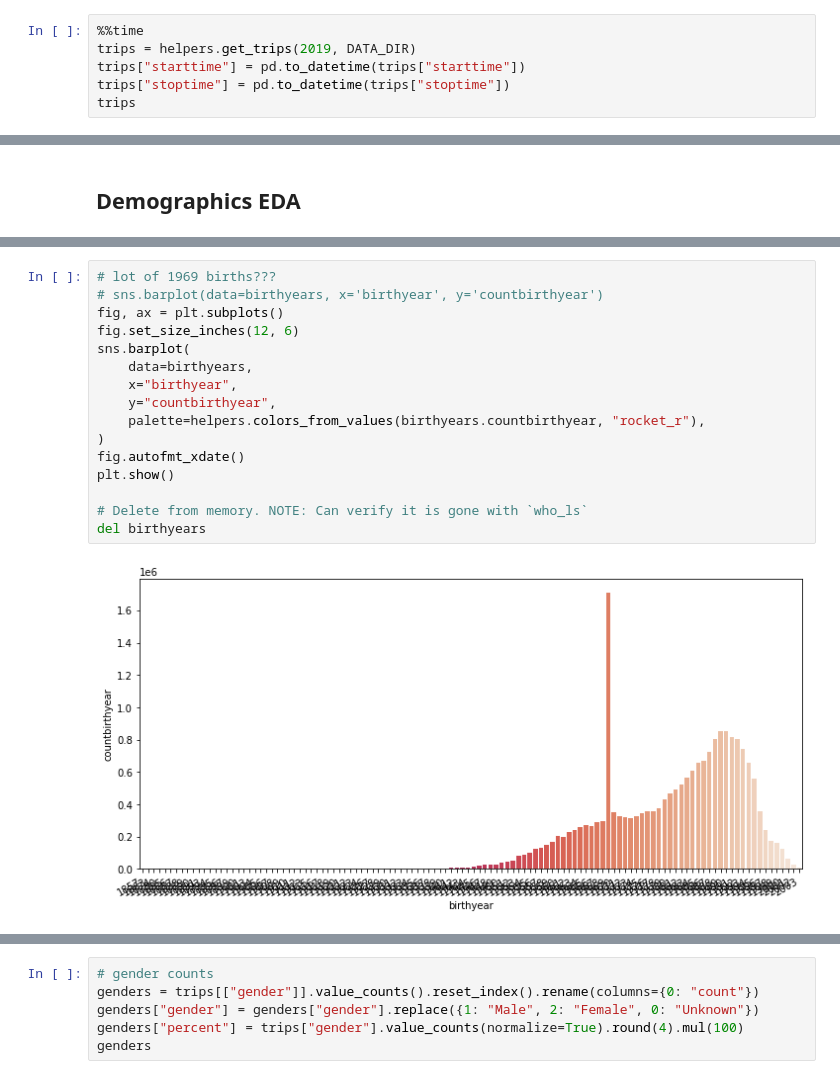
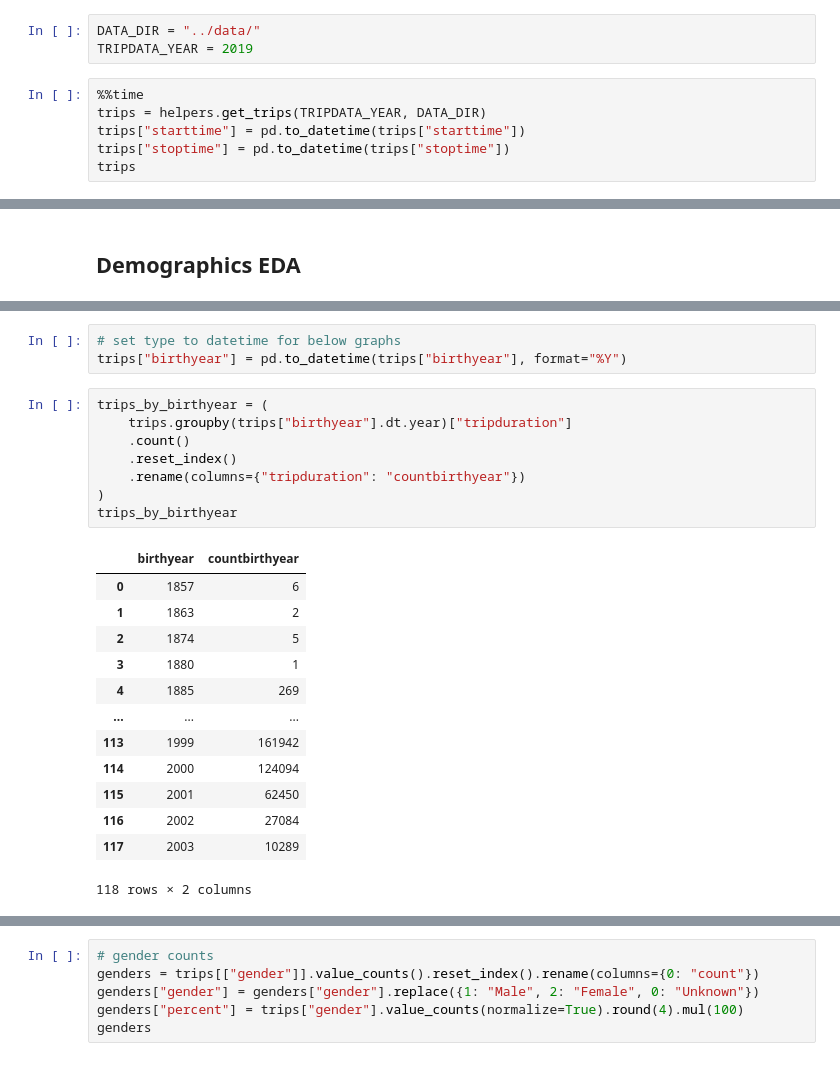
Before and after one commit to rishigoutam/citibike, a Jupyter notebook: eda/demographics.ipynb, the cells around one changed output, grey strips where cells are left out. Saved outputs shown, nothing was run; the diff lists cells and outputs as text.

```diff
--- a/eda/demographics.ipynb
+++ b/eda/demographics.ipynb
@@ -32,6 +24,9 @@ TRIPS_COLUMNS = [
+# %%
+DATA_DIR = "../data/"
+TRIPDATA_YEAR = 2019
 # %%
 %%time
-trips = helpers.get_trips(2019, DATA_DIR)
+trips = helpers.get_trips(TRIPDATA_YEAR, DATA_DIR)
 trips["starttime"] = pd.to_datetime(trips["starttime"])
 trips["stoptime"] = pd.to_datetime(trips["stoptime"])
 trips
@@ -79,18 +51,25 @@ birthyears
-# %%
-# lot of 1969 births???
-# sns.barplot(data=birthyears, x='birthyear', y='countbirthyear')
-fig, ax = plt.subplots()
-fig.set_size_inches(12, 6)
-sns.barplot(
-    data=birthyears,
-    x="birthyear",
-    y="countbirthyear",
-    palette=helpers.colors_from_values(birthyears.countbirthyear, "rocket_r"),
-)
-fig.autofmt_xdate()
-plt.show()
-
-# Delete from memory. NOTE: Can verify it is gone with `who_ls`
-del birthyears
-# %% [output]
-[figure, removed]
+# %%
+# set type to datetime for below graphs
+trips["birthyear"] = pd.to_datetime(trips["birthyear"], format="%Y")
+# %%
+trips_by_birthyear = (
+    trips.groupby(trips["birthyear"].dt.year)["tripduration"]
+    .count()
+    .reset_index()
+    .rename(columns={"tripduration": "countbirthyear"})
+)
+trips_by_birthyear
+# %% [output]
+|  | birthyear | countbirthyear |
+| 0 | 1857 | 6 |
+| 1 | 1863 | 2 |
+| 2 | 1874 | 5 |
+| 3 | 1880 | 1 |
+| 4 | 1885 | 269 |
+| ... | ... | ... |
+| 113 | 1999 | 161942 |
+| 114 | 2000 | 124094 |
+| 115 | 2001 | 62450 |
+| 116 | 2002 | 27084 |
+| 117 | 2003 | 10289 |
+118 rows × 2 columns
```
Also changed, not shown: parts of 9 cells of this notebook.
